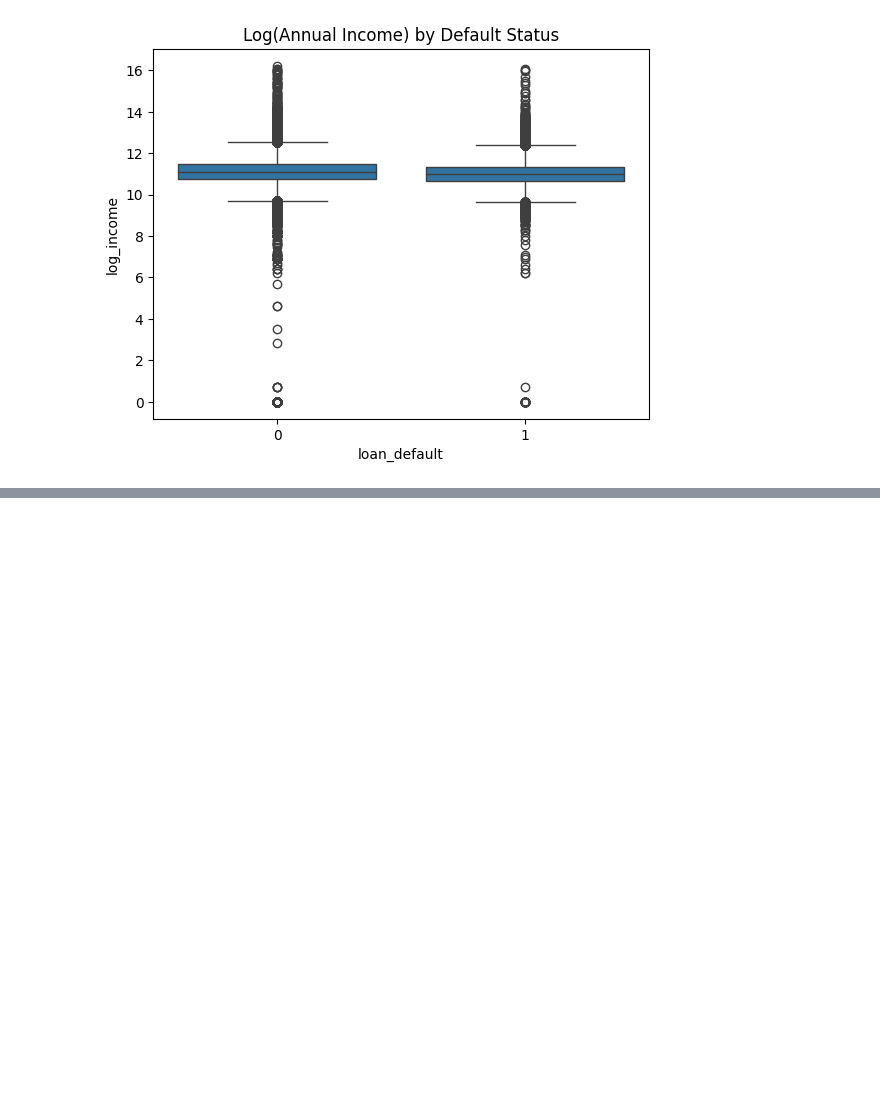
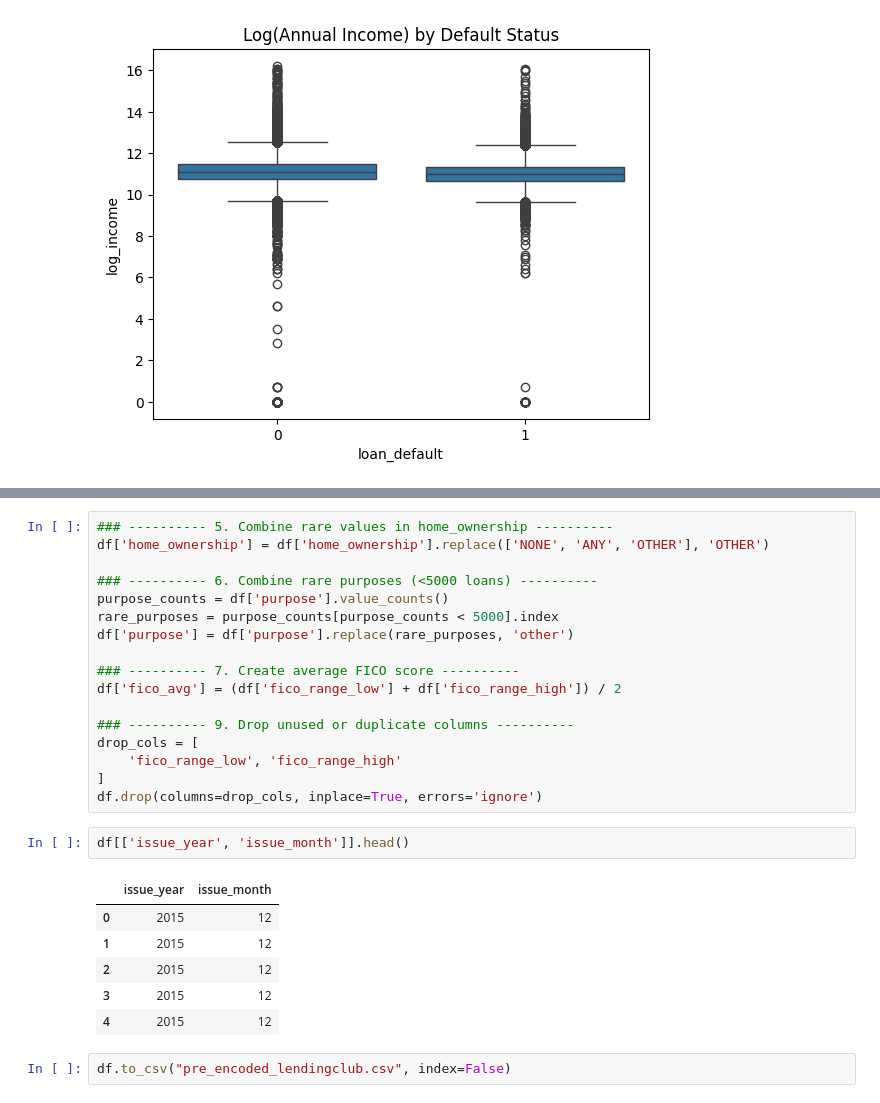
Before and after one commit to KhoaMChe/Credit-Risk-Classification-Using-Machine-Learning, a Jupyter notebook: notebooks/EDA.ipynb, the cells around one changed output, grey strips where cells are left out. Cells and saved outputs as stored; diff of their text form; blank space fills up the shorter version.

```diff
--- a/notebooks/EDA.ipynb
+++ b/notebooks/EDA.ipynb
@@ -71,0 +119,28 @@ Text(0.5, 1.0, 'Log(Annual Income) by Default Status')
+# %%
+### ---------- 5. Combine rare values in home_ownership ----------
+df['home_ownership'] = df['home_ownership'].replace(['NONE', 'ANY', 'OTHER'], 'OTHER')
+
+### ---------- 6. Combine rare purposes (<5000 loans) ----------
+purpose_counts = df['purpose'].value_counts()
+rare_purposes = purpose_counts[purpose_counts < 5000].index
+df['purpose'] = df['purpose'].replace(rare_purposes, 'other')
+
+### ---------- 7. Create average FICO score ----------
+df['fico_avg'] = (df['fico_range_low'] + df['fico_range_high']) / 2
+
+### ---------- 9. Drop unused or duplicate columns ----------
+drop_cols = [
+    'fico_range_low', 'fico_range_high'
+]
+df.drop(columns=drop_cols, inplace=True, errors='ignore')
+# %%
+df[['issue_year', 'issue_month']].head()
+# %% [output]
+|  | issue_year | issue_month |
+| 0 | 2015 | 12 |
+| 1 | 2015 | 12 |
+| 2 | 2015 | 12 |
+| 3 | 2015 | 12 |
+| 4 | 2015 | 12 |
+# %%
+df.to_csv("pre_encoded_lendingclub.csv", index=False)
```
Also changed, not shown: parts of 2 cells of this notebook, 3 other files.
